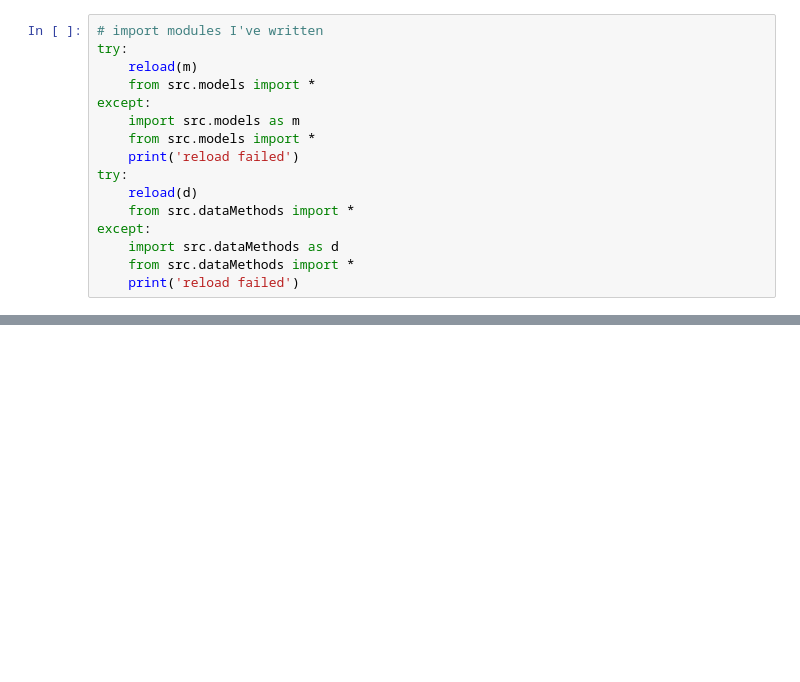
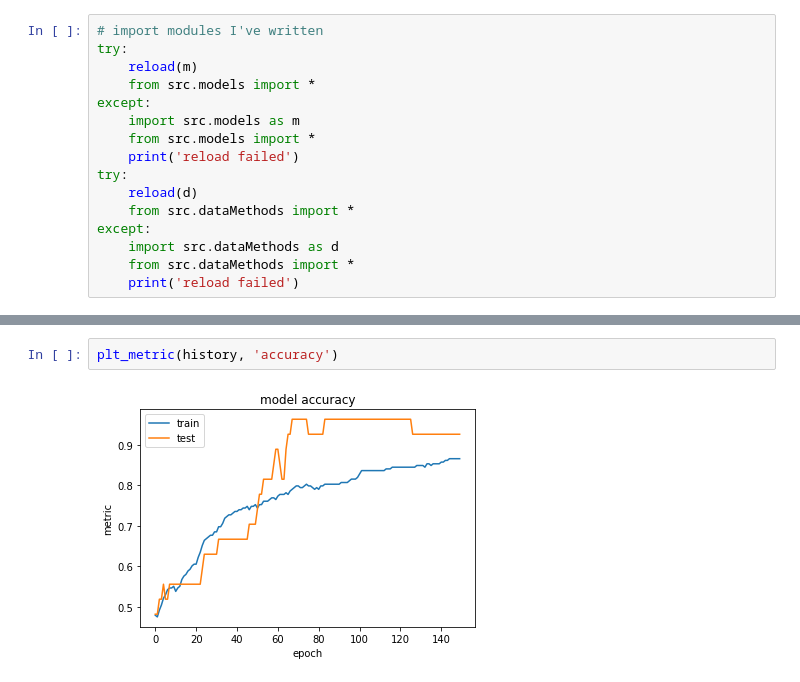
Before and after one commit to UoA-eResearch/leapmotion_gestures, a Jupyter notebook: exploration1.ipynb, the cells around one changed output, grey strips where cells are left out. Cells and saved outputs as stored; diff of their text form; blank space fills up the shorter version.

```diff
--- a/exploration1.ipynb
+++ b/exploration1.ipynb
@@ -138,0 +159,4 @@ pdf.dropna()
+# %%
+plt_metric(history, 'accuracy')
+# %% [output]
+[figure, added]
```
Also changed, not shown: parts of 12 cells of this notebook, 2 other files.
